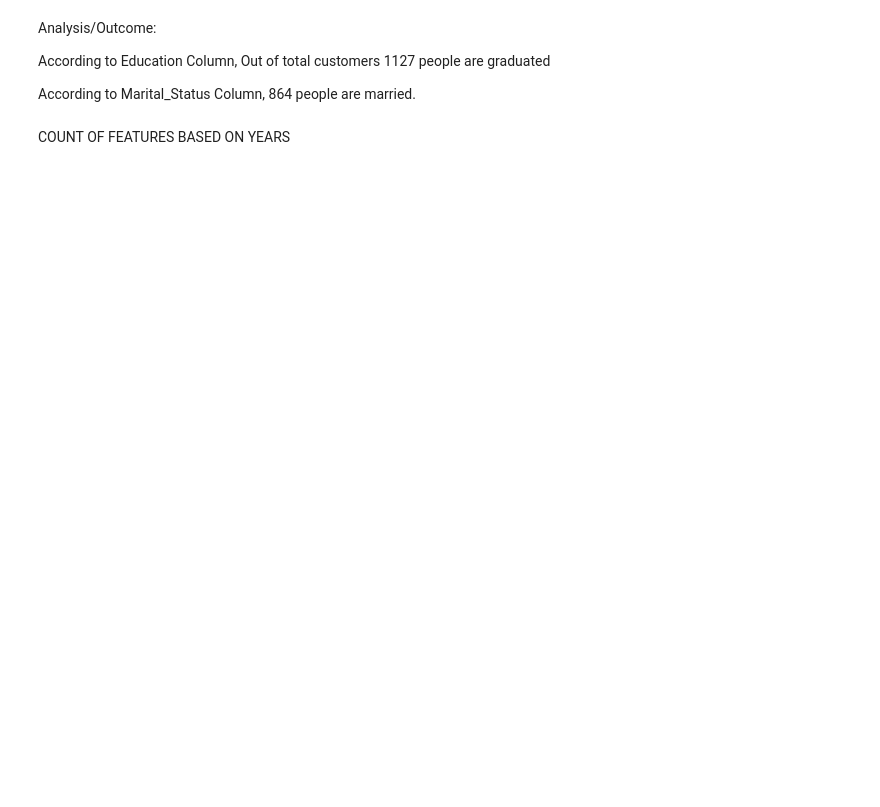
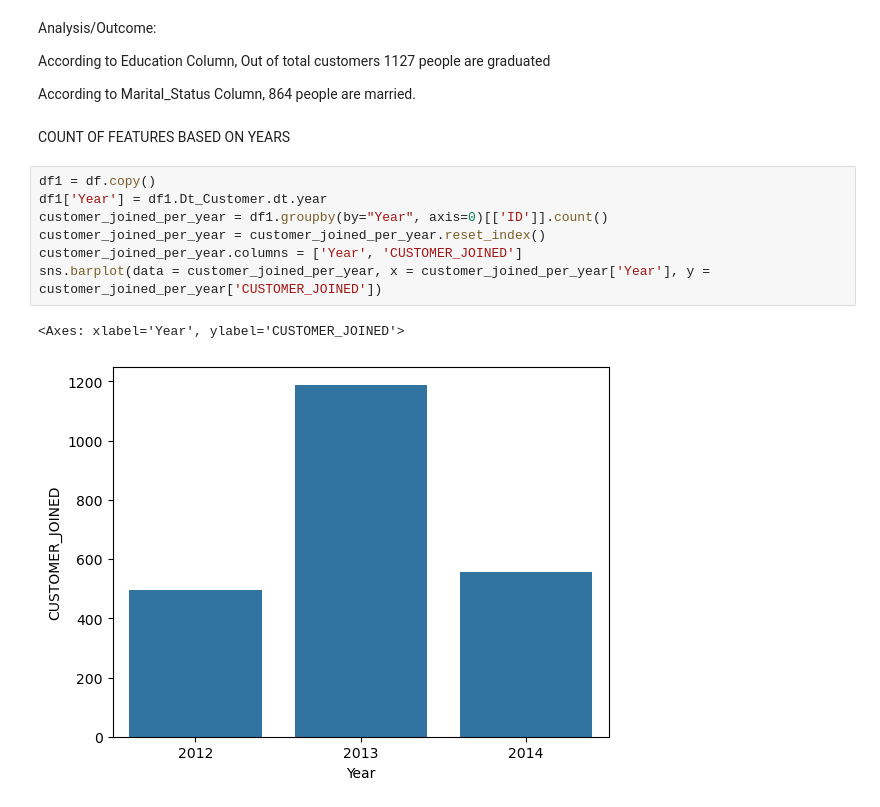
Before and after one commit to aditisahayad/Customer-Categorization---ML-Project, a Jupyter notebook: notebooks/EDA.ipynb, the cells around one changed output. Saved outputs shown, nothing was run; the diff lists cells and outputs as text; blank space fills up the shorter version.

```diff
--- a/notebooks/EDA.ipynb
+++ b/notebooks/EDA.ipynb
@@ -233,3 +233,13 @@ According to Education Column, Out of total customers 1127 people are graduated
 According to Marital_Status Column, 864 people are married.
 # %% [markdown]
 COUNT OF FEATURES BASED ON YEARS
+# %%
+df1 = df.copy()
+df1['Year'] = df1.Dt_Customer.dt.year
+customer_joined_per_year = df1.groupby(by="Year", axis=0)[['ID']].count()
+customer_joined_per_year = customer_joined_per_year.reset_index()
+customer_joined_per_year.columns = ['Year', 'CUSTOMER_JOINED']
+sns.barplot(data = customer_joined_per_year, x = customer_joined_per_year['Year'], y = customer_joined_per_year['CUSTOMER_JOINED'])
+# %% [output]
+<Axes: xlabel='Year', ylabel='CUSTOMER_JOINED'>
+[figure, added]
```
Also changed, not shown: parts of 12 cells of this notebook.
